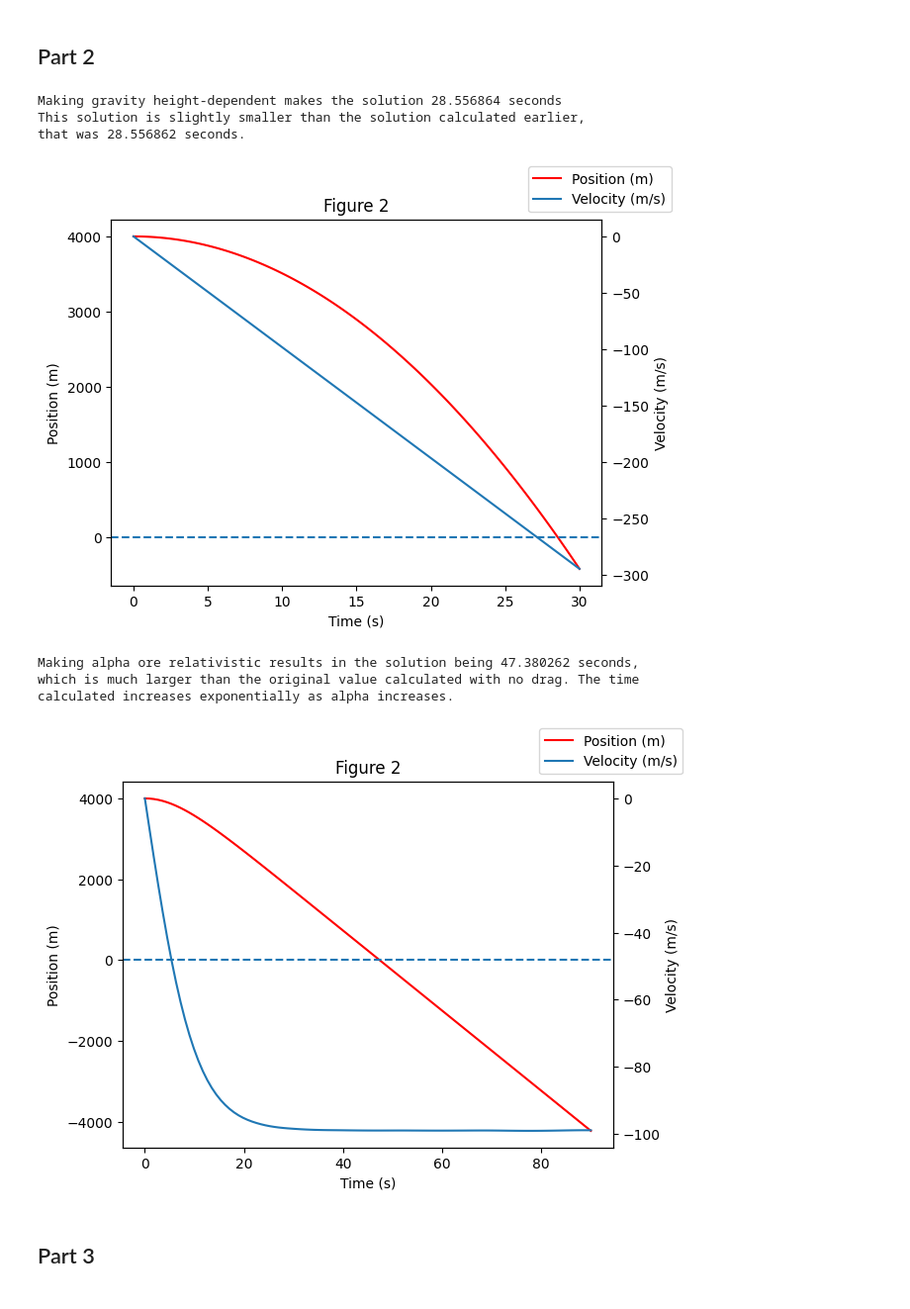
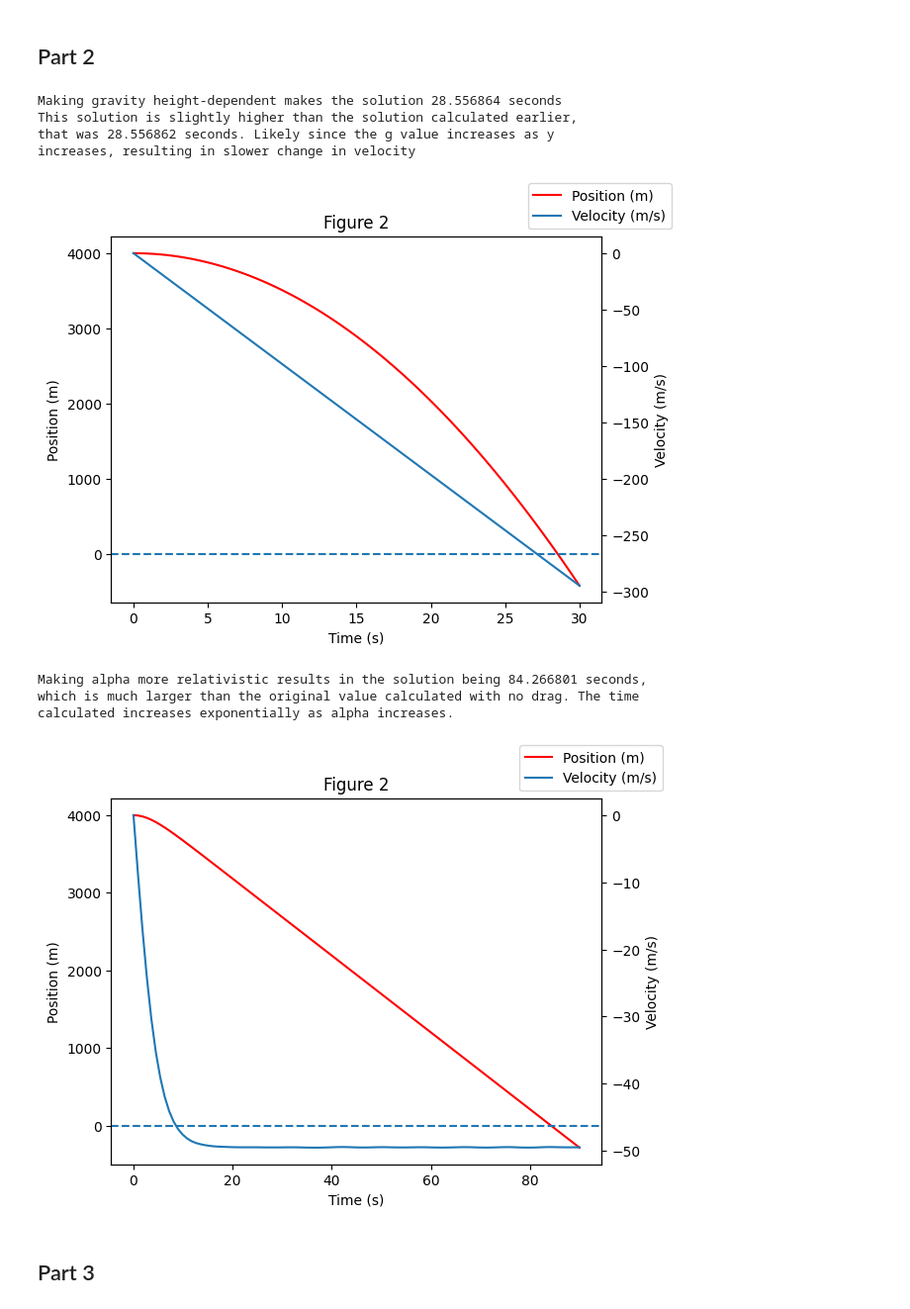
Before and after one commit to duddellasiri/PHYS265-spring25, a Jupyter notebook: Lab2/Lab2.ipynb, the cells around one changed output. Shown at 99% size. Cells and saved outputs as stored; diff of their text form; code cells hidden in the pictures.

```diff
--- a/Lab2/Lab2.ipynb
+++ b/Lab2/Lab2.ipynb
@@ -100,39 +107,40 @@ fig.legend()
 
 solution = sol.t_events[0][0]
 print(f"Making gravity height-dependent makes the solution {solution:.6f} seconds")
-print(f"This solution is slightly smaller than the solution calculated earlier, \nthat was {numerical:.6f} seconds.")
+print(f"This solution is slightly higher than the solution calculated earlier, \nthat was {numerical:.6f} seconds. Likely since the g value increases as y\nincreases, resulting in slower change in velocity")
 # %% [output]
 Making gravity height-dependent makes the solution 28.556864 seconds
-This solution is slightly smaller than the solution calculated earlier,
-that was 28.556862 seconds.
+This solution is slightly higher than the solution calculated earlier,
+that was 28.556862 seconds. Likely since the g value increases as y
+increases, resulting in slower change in velocity
 [figure]
 # %%
-sol = solve_ivp(radEquation, (0,90), [4000,0], args = (0.001,g0,2,re*1000),t_eval=np.linspace(0,90,101),events = endpoint)
+sol = solve_ivp(radEquation, (0,90), [4000,0], args = (0.004,g0,2,re*1000),t_eval=np.linspace(0,90,101),events = endpoint)
 
 y = sol.y[0]
 v = sol.y[1]
 t = sol.t
 
 fig, ax = plt.subplots()
 ax.plot(t,y,'red', label = "Position (m)")
 ax1 = ax.twinx()
 ax1.plot(t,v,label='Velocity (m/s)')
 
 ax.set_xlabel("Time (s)")
 ax.set_ylabel("Position (m)")
 ax1.set_ylabel("Velocity (m/s)")
 ax.set_title("Figure 2")
 
 ax.axhline(0.0,linestyle='--')
 fig.legend()
 
 solution = sol.t_events[0][0]
-print(f"Making alpha ore relativistic results in the solution being {solution:.6f} seconds, \nwhich is much larger than the original value calculated with no drag. The time \ncalculated increases exponentially as alpha increases.")
+print(f"Making alpha more relativistic results in the solution being {solution:.6f} seconds, \nwhich is much larger than the original value calculated with no drag. The time \ncalculated increases exponentially as alpha increases.")
 # %% [output]
-Making alpha ore relativistic results in the solution being 47.380262 seconds,
+Making alpha more relativistic results in the solution being 84.266801 seconds,
 which is much larger than the original value calculated with no drag. The time
 calculated increases exponentially as alpha increases.
-[figure, old version]
+[figure, new version]
 # %% [markdown]
 ## Part 3
 # %%
```
Also changed, not shown: parts of 14 cells of this notebook, 6 other files.
